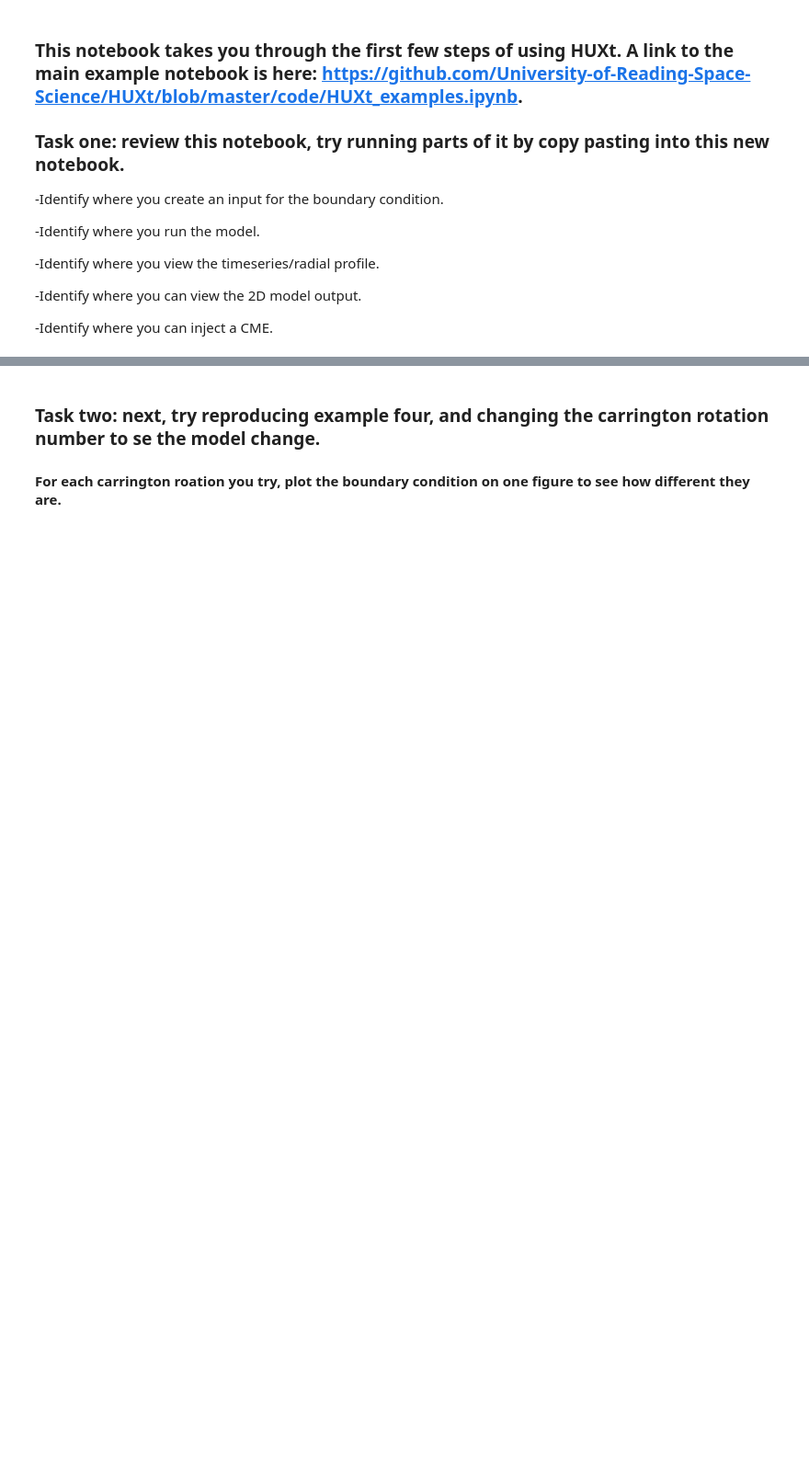
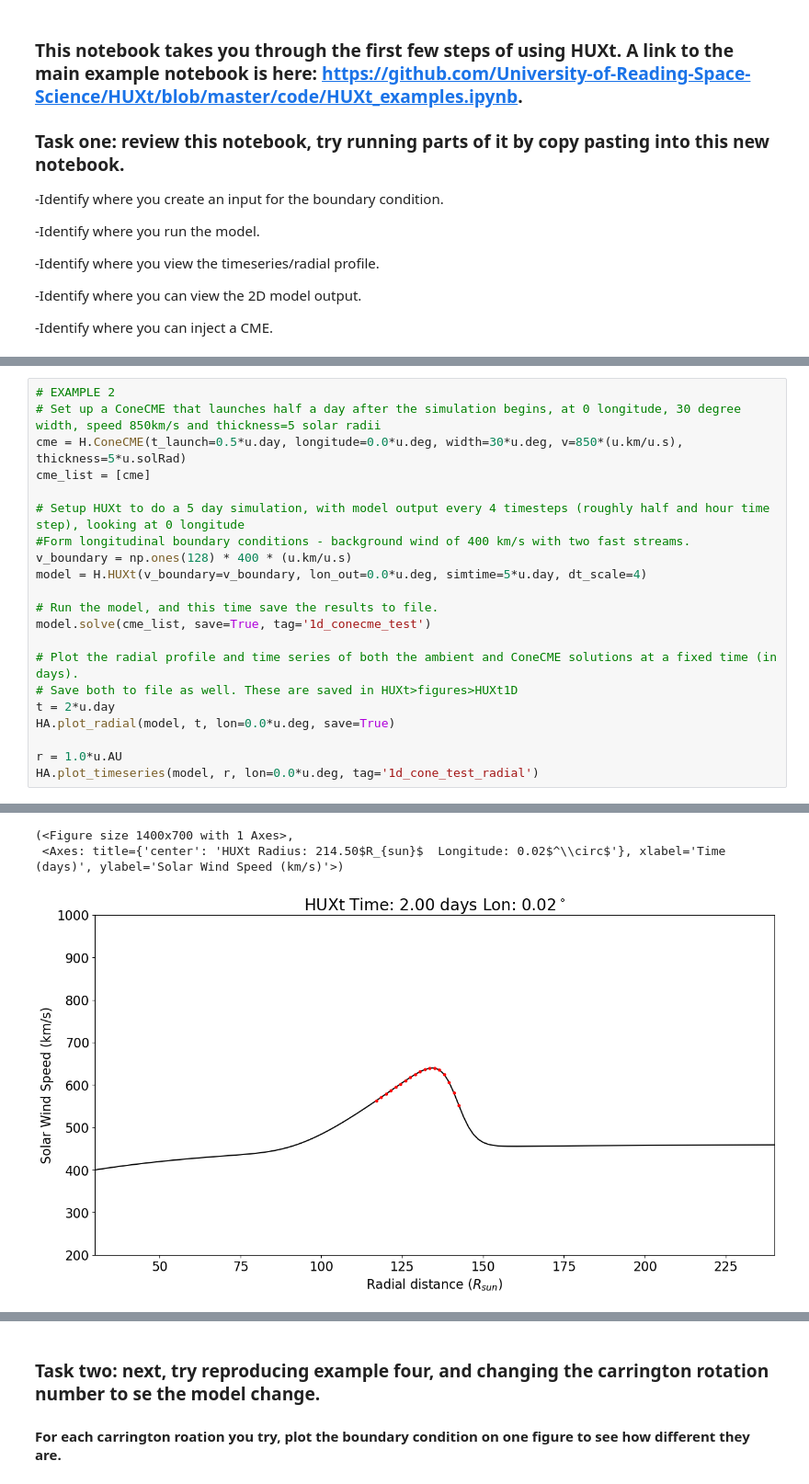
Before and after one commit to aileeniesta/HUXt_REU_project, a Jupyter notebook: code/HUXt_first_steps.ipynb, the cells around one changed output, grey strips where cells are left out. Shown at 92% size. Cells and saved outputs as stored; diff of their text form; blank space fills up the shorter version.

```diff
--- a/code/HUXt_first_steps.ipynb
+++ b/code/HUXt_first_steps.ipynb
@@ -26,0 +63,22 @@ import huxt_inputs as Hin
+# %%
+# EXAMPLE 2
+# Set up a ConeCME that launches half a day after the simulation begins, at 0 longitude, 30 degree width, speed 850km/s and thickness=5 solar radii
+cme = H.ConeCME(t_launch=0.5*u.day, longitude=0.0*u.deg, width=30*u.deg, v=850*(u.km/u.s), thickness=5*u.solRad)
+cme_list = [cme]
+
+# Setup HUXt to do a 5 day simulation, with model output every 4 timesteps (roughly half and hour time step), looking at 0 longitude
+#Form longitudinal boundary conditions - background wind of 400 km/s with two fast streams.
+v_boundary = np.ones(128) * 400 * (u.km/u.s)
+model = H.HUXt(v_boundary=v_boundary, lon_out=0.0*u.deg, simtime=5*u.day, dt_scale=4)
+
+# Run the model, and this time save the results to file.
+model.solve(cme_list, save=True, tag='1d_conecme_test')
+
+# Plot the radial profile and time series of both the ambient and ConeCME solutions at a fixed time (in days).
+# Save both to file as well. These are saved in HUXt>figures>HUXt1D
+t = 2*u.day
+HA.plot_radial(model, t, lon=0.0*u.deg, save=True)
+
+r = 1.0*u.AU
+HA.plot_timeseries(model, r, lon=0.0*u.deg, tag='1d_cone_test_radial')
+# %% [output]
@@ -26,0 +87,3 @@ import huxt_inputs as Hin
+(<Figure size 1400x700 with 1 Axes>,
+ <Axes: title={'center': 'HUXt Radius: 214.50$R_{sun}$  Longitude: 0.02$^\\circ$'}, xlabel='Time (days)', ylabel='Solar Wind Speed (km/s)'>)
+[figure, added]
```
Also changed, not shown: parts of 9 cells of this notebook.
